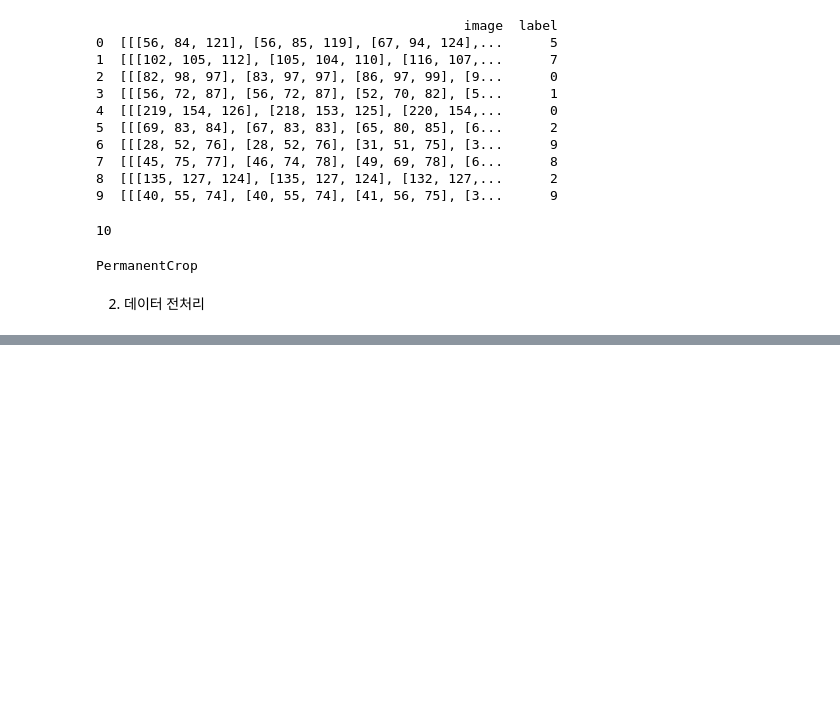
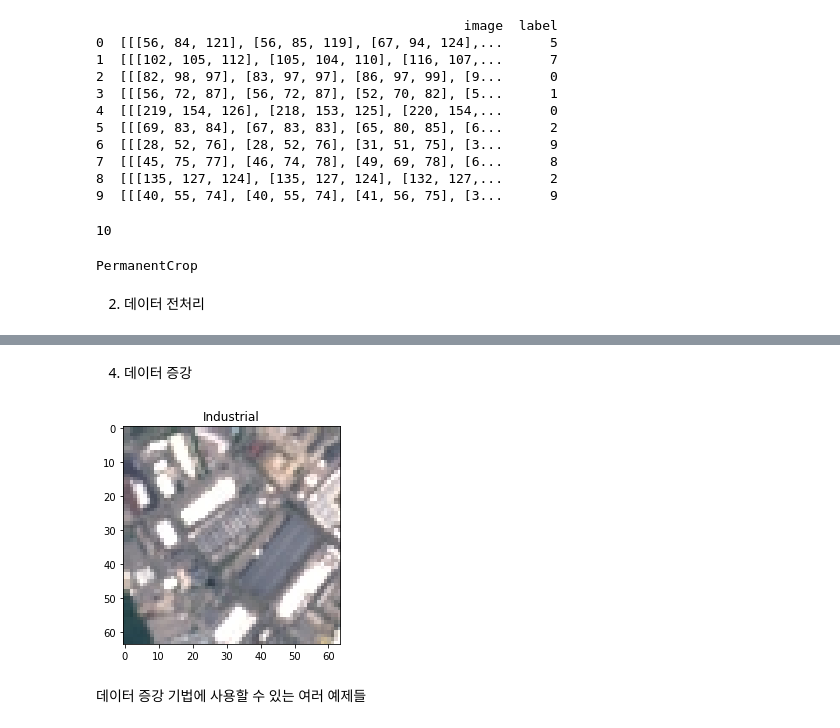
Before and after one commit to yoooniverse/tf-practice, a Jupyter notebook: eurosat_augmentation.ipynb, the cells around one changed output, grey strips where cells are left out. Cells and saved outputs as stored; diff of their text form; code cells hidden in the pictures; blank space fills up the shorter version.

```diff
--- a/eurosat_augmentation.ipynb
+++ b/eurosat_augmentation.ipynb
@@ -106,0 +180,14 @@ valid_data = valid_data.batch(BATCH_SIZE).cache().prefetch(tf.data.AUTOTUNE)
+# %% [markdown]
+4. 데이터 증강
+# %%
+image_batch, label_batch = next(iter(train_data.take(1)))
+
+image = image_batch[0]
+label = label_batch[0].numpy()
+
+plt.imshow(image)
+plt.title(info.features["label"].int2str(label));
+# %% [output]
+[figure, added]
+# %% [markdown]
+데이터 증강 기법에 사용할 수 있는 여러 예제들
```
Also changed, not shown: parts of 19 cells of this notebook, 2 other files.
